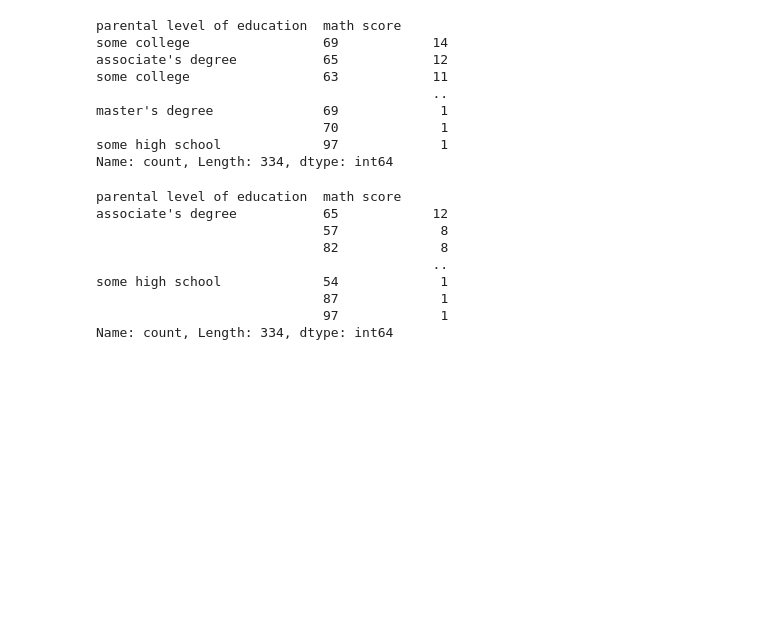
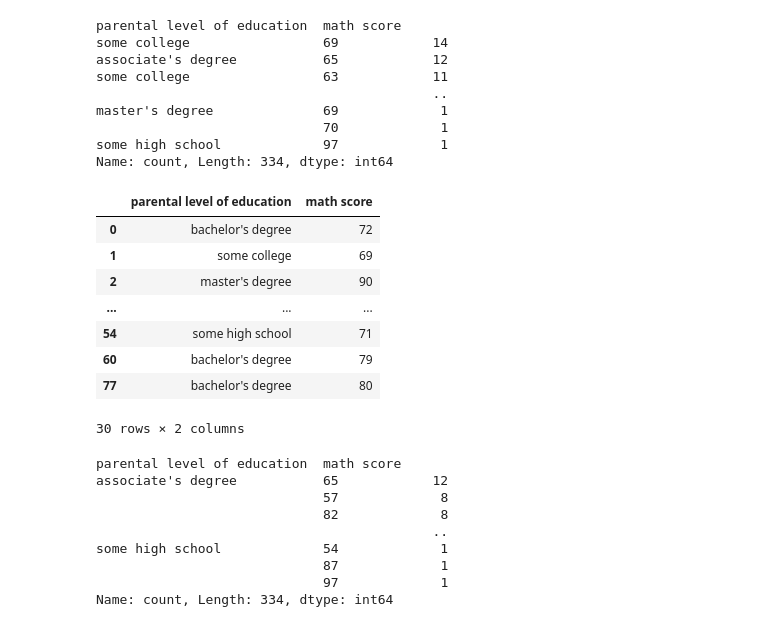
Before and after one commit to Xninety-nine/Springboard, a Jupyter notebook: EDA_of_Math_Scores.ipynb, the cells around one changed output. Saved outputs shown, nothing was run; the diff lists cells and outputs as text; code cells hidden in the pictures; blank space fills up the shorter version.

```diff
--- a/EDA_of_Math_Scores.ipynb
+++ b/EDA_of_Math_Scores.ipynb
@@ -842,6 +913,18 @@ some high school             97             1
 Name: count, Length: 334, dtype: int64
 # %%
 grouped_parents = parents.groupby('parental level of education')
+# %%
+grouped_parents.head()
+# %% [output]
+|  | parental level of education | math score |
+| 0 | bachelor's degree | 72 |
+| 1 | some college | 69 |
+| 2 | master's degree | 90 |
+| ... | ... | ... |
+| 54 | some high school | 71 |
+| 60 | bachelor's degree | 79 |
+| 77 | bachelor's degree | 80 |
+30 rows × 2 columns
 # %%
 grouped_parents.value_counts()
 # %% [output]
```
Also changed, not shown: parts of 37 cells of this notebook, 1 other file.
